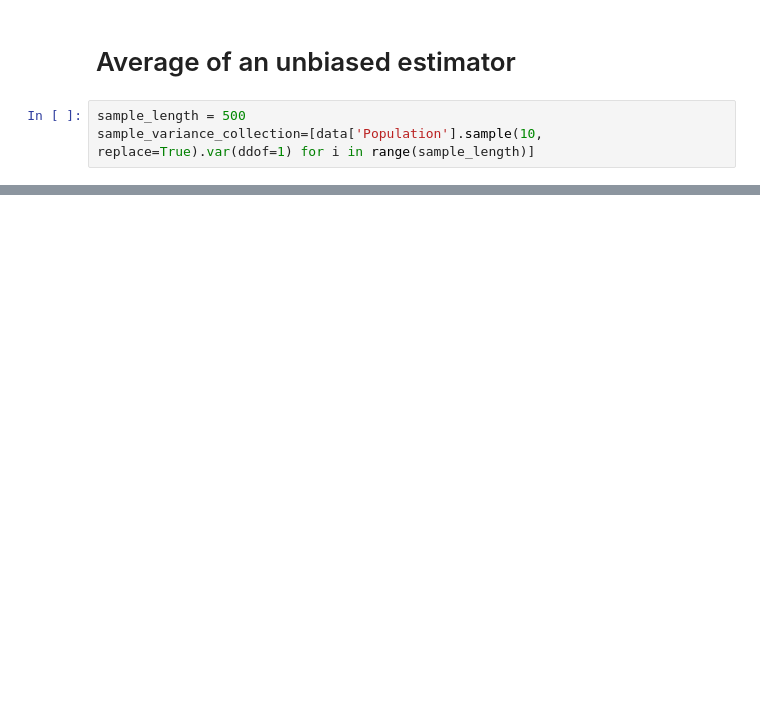
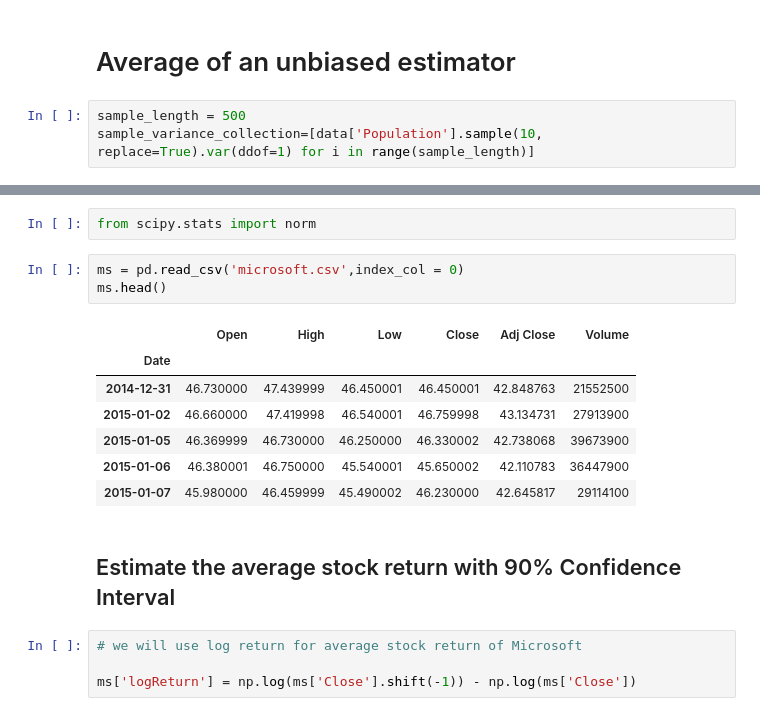
Before and after one commit to gmineo/Coursera-Financial_Analysis, a Jupyter notebook: Week 3 Coursera Stock.ipynb, the cells around one changed output, grey strips where cells are left out. Drawn from its saved outputs; the diff is of its cells as text; blank space fills up the shorter version.

```diff
--- a/Week 3 Coursera Stock.ipynb
+++ b/Week 3 Coursera Stock.ipynb
@@ -69,0 +121,19 @@ sample_variance_collection=[data['Population'].sample(10, replace=True).var(ddof
+# %%
+from scipy.stats import norm
+# %%
+ms = pd.read_csv('microsoft.csv',index_col = 0)
+ms.head()
+# %% [output]
+|  | Open | High | Low | Close | Adj Close | Volume |
+| Date |  |  |  |  |  |  |
+| 2014-12-31 | 46.730000 | 47.439999 | 46.450001 | 46.450001 | 42.848763 | 21552500 |
+| 2015-01-02 | 46.660000 | 47.419998 | 46.540001 | 46.759998 | 43.134731 | 27913900 |
+| 2015-01-05 | 46.369999 | 46.730000 | 46.250000 | 46.330002 | 42.738068 | 39673900 |
+| 2015-01-06 | 46.380001 | 46.750000 | 45.540001 | 45.650002 | 42.110783 | 36447900 |
+| 2015-01-07 | 45.980000 | 46.459999 | 45.490002 | 46.230000 | 42.645817 | 29114100 |
+# %% [markdown]
+## Estimate the average stock return with 90% Confidence Interval
+# %%
+# we will use log return for average stock return of Microsoft
+
+ms['logReturn'] = np.log(ms['Close'].shift(-1)) - np.log(ms['Close'])
```
Also changed, not shown: parts of 35 cells of this notebook.
